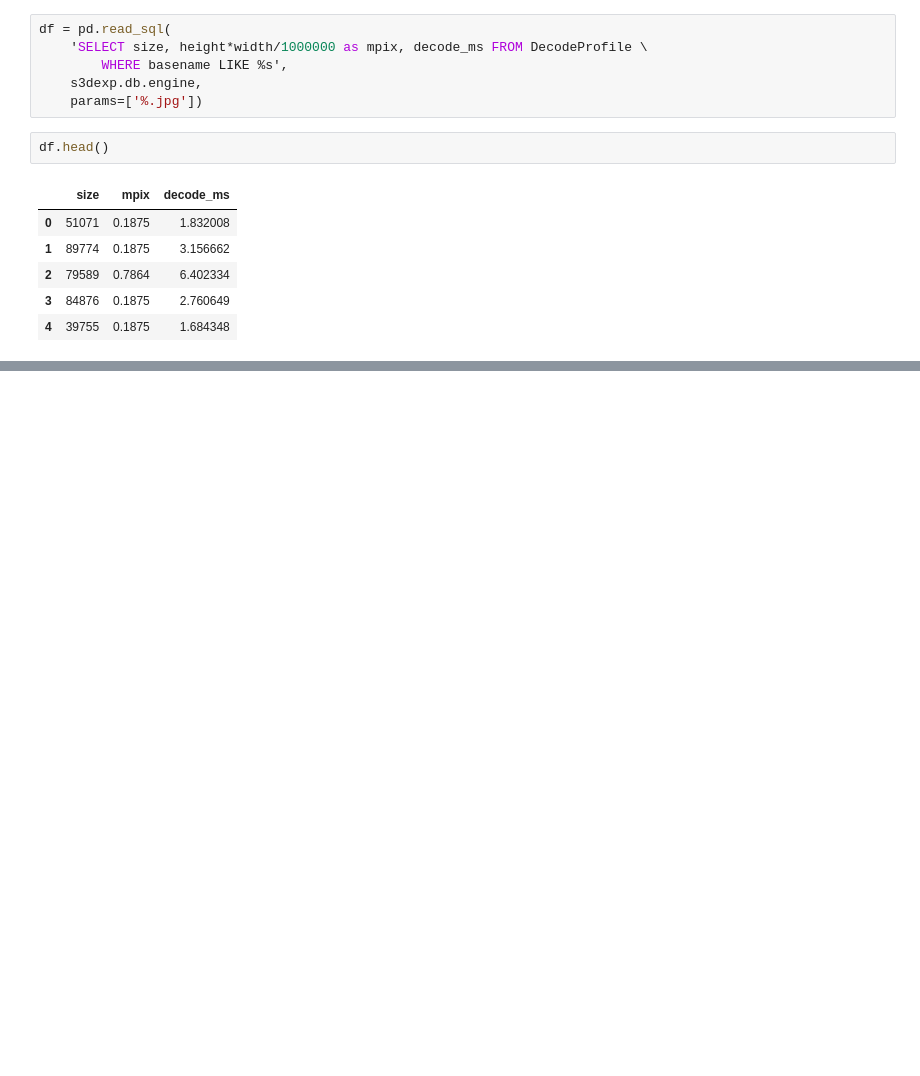
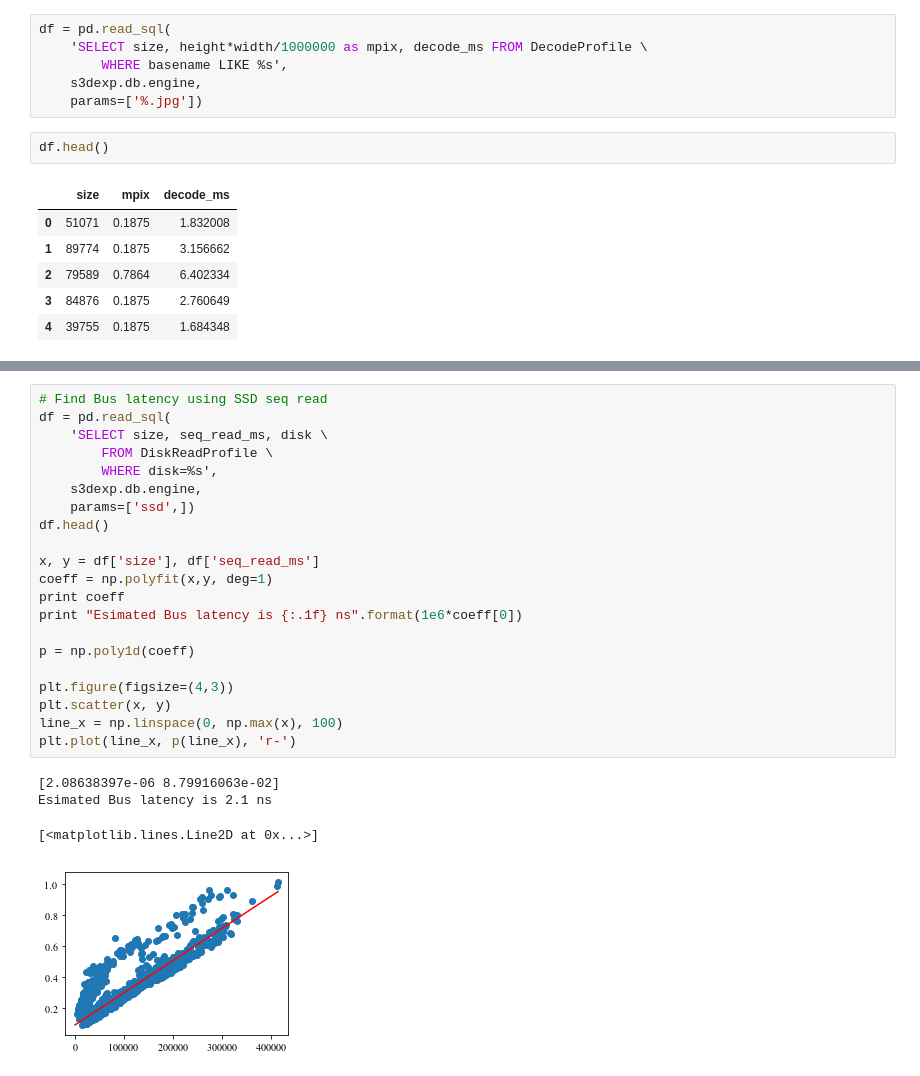
Before and after one commit to fzqneo/smartssd-image, a Jupyter notebook: notebook/data_profile.ipynb, the cells around one changed output, grey strips where cells are left out. Saved outputs shown, nothing was run; the diff lists cells and outputs as text; blank space fills up the shorter version.

```diff
--- a/notebook/data_profile.ipynb
+++ b/notebook/data_profile.ipynb
@@ -87,3 +87,29 @@ plt.savefig('decodetime-filesize.pdf'.format(disk_text, seq_text), bbox_inches =
 [interactive output not drawn]
 [interactive output not drawn]
 [interactive output not drawn]
+# %%
+# Find Bus latency using SSD seq read
+df = pd.read_sql(
+    'SELECT size, seq_read_ms, disk \
+        FROM DiskReadProfile \
+        WHERE disk=%s',
+    s3dexp.db.engine,
+    params=['ssd',])
+df.head()
+
+x, y = df['size'], df['seq_read_ms']
+coeff = np.polyfit(x,y, deg=1)
+print coeff
+print "Esimated Bus latency is {:.1f} ns".format(1e6*coeff[0])
+
+p = np.poly1d(coeff)
+
+plt.figure(figsize=(4,3))
+plt.scatter(x, y)
+line_x = np.linspace(0, np.max(x), 100)
+plt.plot(line_x, p(line_x), 'r-')
+# %% [output]
+[2.08638397e-06 8.79916063e-02]
+Esimated Bus latency is 2.1 ns
+[<matplotlib.lines.Line2D at 0x...>]
+[figure, added]
```
Also changed, not shown: 5 other files.
